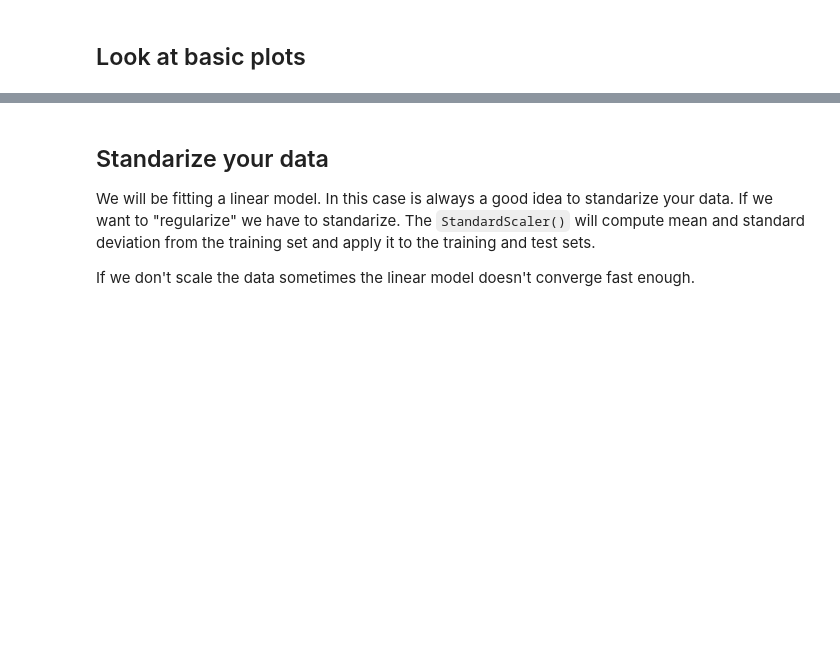
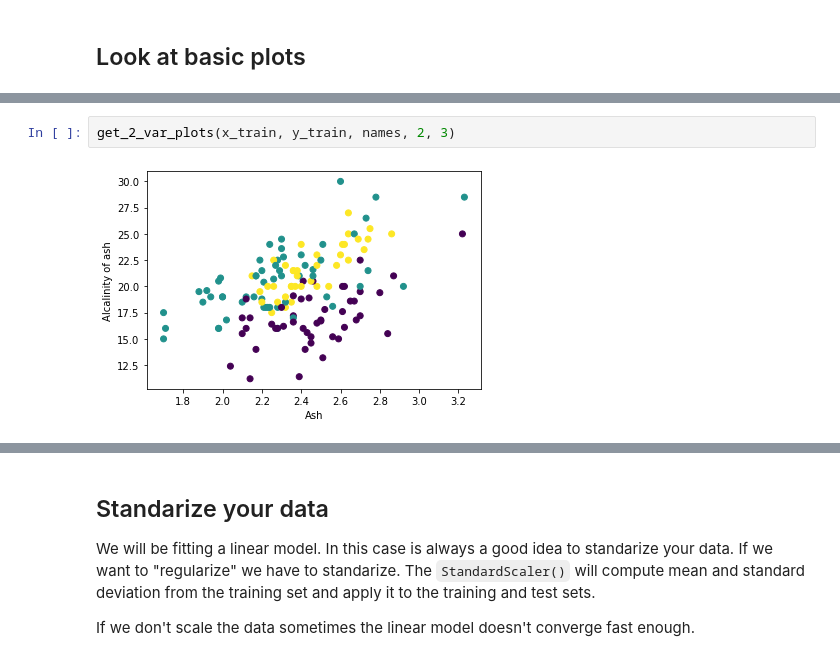
Before and after one commit to yanneta/msds699, a Jupyter notebook: notebooks/1_basic_sklearn_pipeline.ipynb, the cells around one changed output, grey strips where cells are left out. Drawn from its saved outputs; the diff is of its cells as text; blank space fills up the shorter version.

```diff
--- a/notebooks/1_basic_sklearn_pipeline.ipynb
+++ b/notebooks/1_basic_sklearn_pipeline.ipynb
@@ -142,0 +178,4 @@ array([[<AxesSubplot:xlabel='5', ylabel='5'>,
+# %%
+get_2_var_plots(x_train, y_train, names, 2, 3)
+# %% [output]
+[figure, added]
```
Also changed, not shown: parts of 19 cells of this notebook.
